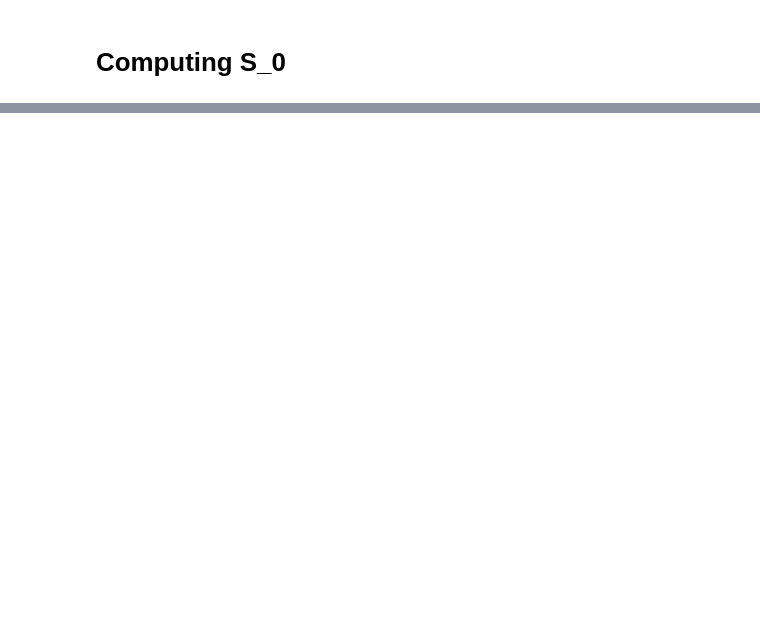
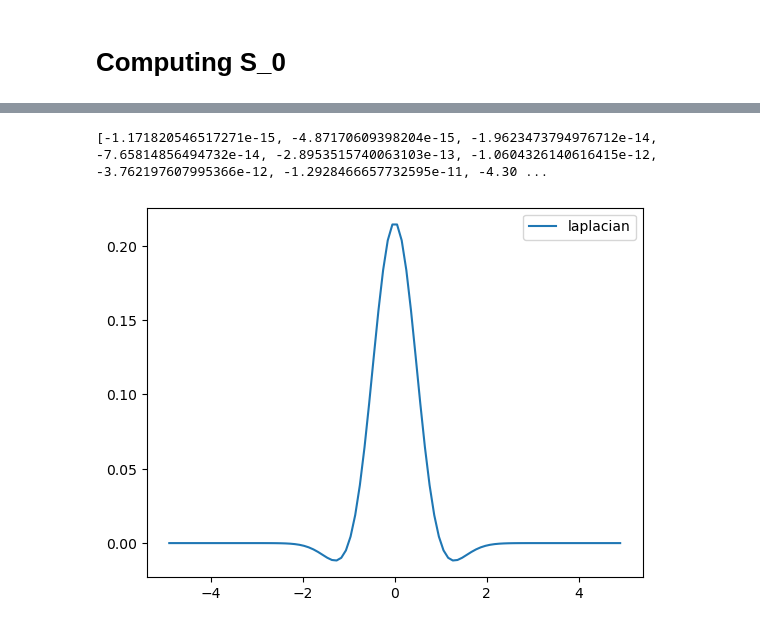
Before and after one commit to emmanuellfc/Gross-Pitaevskii, a Jupyter notebook: stochastic.ipynb, the cells around one changed output, grey strips where cells are left out. Saved outputs shown, nothing was run; the diff lists cells and outputs as text; code cells hidden in the pictures; blank space fills up the shorter version.

Commit message:
Fixed laplacian calculation

```diff
--- a/stochastic.ipynb
+++ b/stochastic.ipynb
@@ -169,0 +214,17 @@ Text(0, 0.5, 'Reduced entropy')
+# %%
+psi_0=(1/np.pi**.25)*np.exp(-0.5*grid**2)
+laps=[]
+for i in range(1,len(psi_0)-1):
+    laplacian=-h**2/(2*m)*(np.conjugate(psi_0[i])*(psi_0[i+1]-2*psi_0[i]+psi_0[i-1])*psi_0[i]/((x_max-x_min)/steps)**2)
+    laps.append(laplacian)
+print(laps)
+# %% [output]
+[-1.171820546517271e-15, -4.87170609398204e-15, -1.9623473794976712e-14, -7.65814856494732e-14, -2.8953515740063103e-13, -1.0604326140616415e-12, -3.762197607995366e-12, -1.2928466657732595e-11, -4.30 ...
+# %%
+plt.figure()
+#plt.plot(grid,psi_0, label="psi_0")
+plt.plot(grid[1:-1],laps,label="laplacian")
+plt.legend()
+plt.show()
+# %% [output]
+[figure, added]
```
Also changed, not shown: parts of 8 cells of this notebook.
